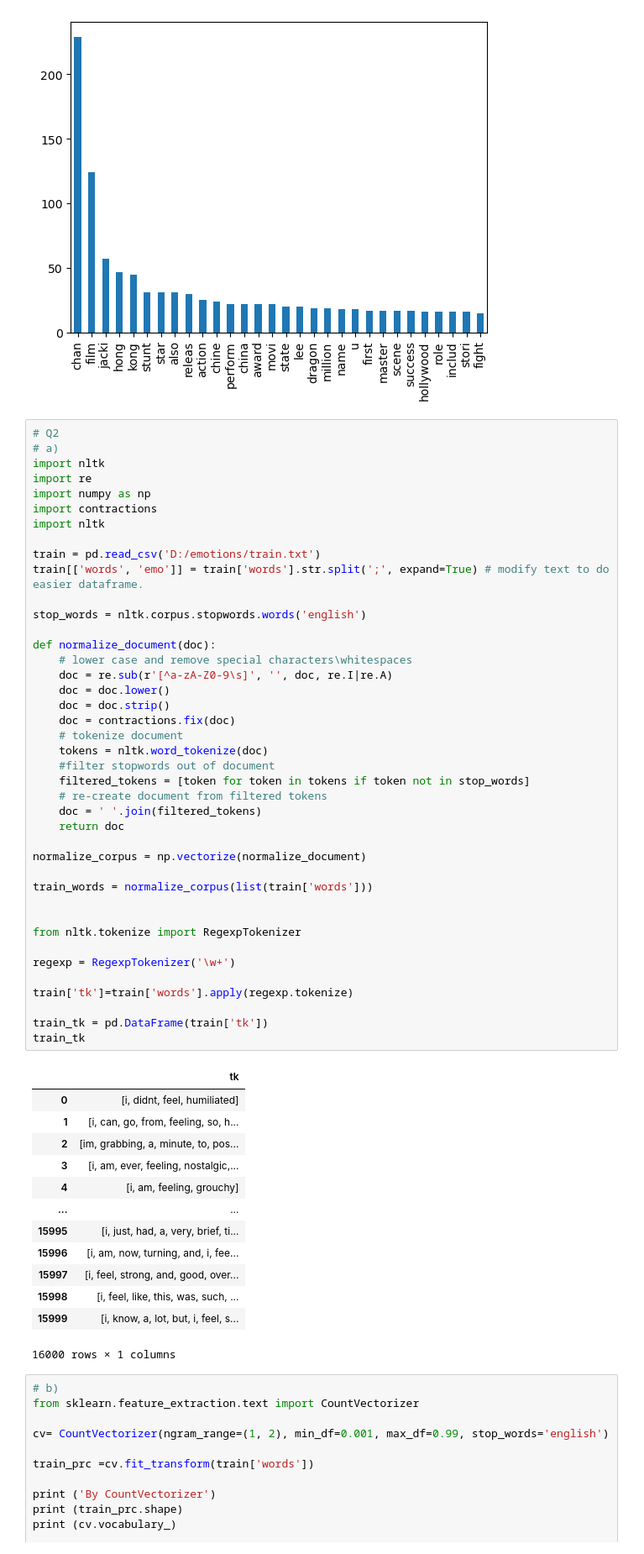
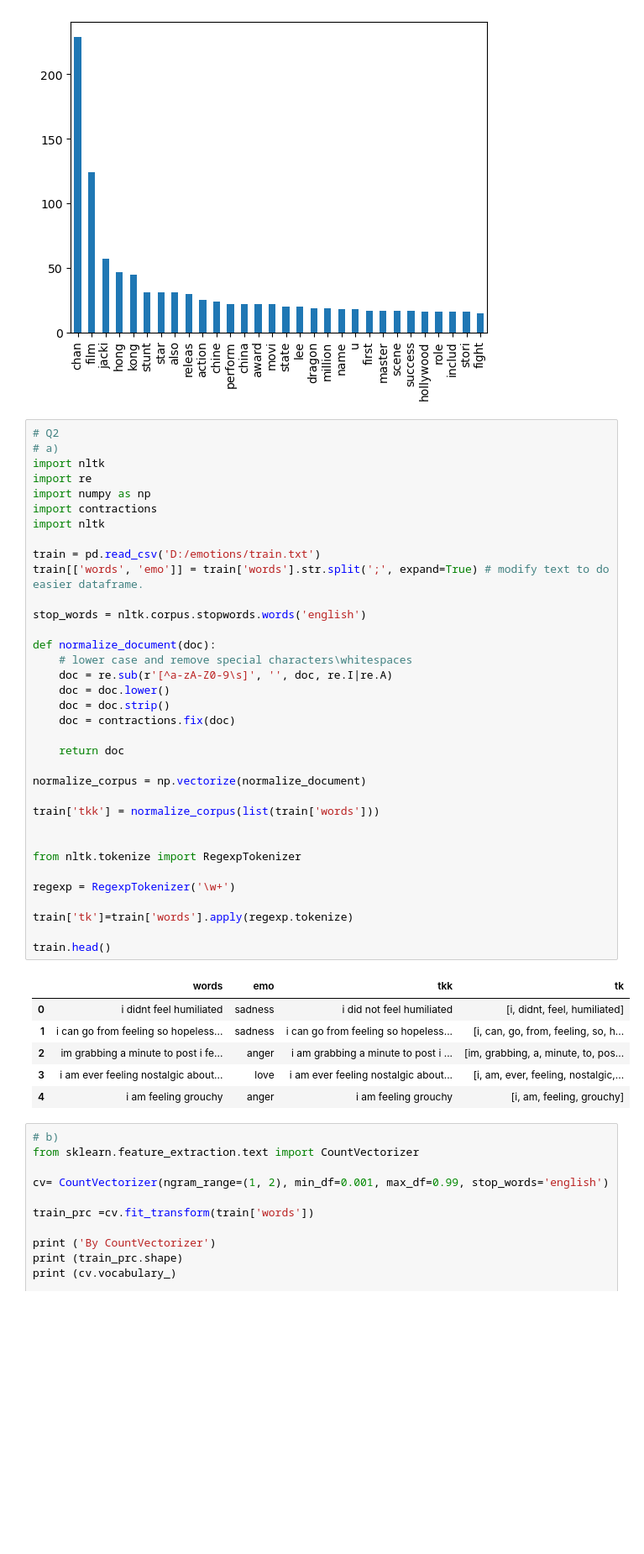
Before and after one commit to lc0312/COSC502, a Jupyter notebook: finalproject_Liu.ipynb, the cells around one changed output. Shown at 84% size. Drawn from its saved outputs; the diff is of its cells as text; blank space fills up the shorter version.

```diff
--- a/finalproject_Liu.ipynb
+++ b/finalproject_Liu.ipynb
@@ -113,55 +113,42 @@ df.plot(kind='bar')
 import nltk
 import re
 import numpy as np
 import contractions
 import nltk
 
 train = pd.read_csv('D:/emotions/train.txt')
 train[['words', 'emo']] = train['words'].str.split(';', expand=True) # modify text to do easier dataframe.
 
 stop_words = nltk.corpus.stopwords.words('english')
 
 def normalize_document(doc):
     # lower case and remove special characters\whitespaces
     doc = re.sub(r'[^a-zA-Z0-9\s]', '', doc, re.I|re.A)
     doc = doc.lower()
     doc = doc.strip()
     doc = contractions.fix(doc)
-    # tokenize document
-    tokens = nltk.word_tokenize(doc)
-    #filter stopwords out of document
-    filtered_tokens = [token for token in tokens if token not in stop_words]
-    # re-create document from filtered tokens
-    doc = ' '.join(filtered_tokens)
+
     return doc
 
 normalize_corpus = np.vectorize(normalize_document)
 
-train_words = normalize_corpus(list(train['words']))
+train['tkk'] = normalize_corpus(list(train['words']))
 
 
 from nltk.tokenize import RegexpTokenizer
 
 regexp = RegexpTokenizer('\w+')
 
 train['tk']=train['words'].apply(regexp.tokenize)
 
-train_tk = pd.DataFrame(train['tk'])
-train_tk
+train.head()
 # %% [output]
-|  | tk |
-| 0 | [i, didnt, feel, humiliated] |
-| 1 | [i, can, go, from, feeling, so, h... |
-| 2 | [im, grabbing, a, minute, to, pos... |
-| 3 | [i, am, ever, feeling, nostalgic,... |
-| 4 | [i, am, feeling, grouchy] |
-| ... | ... |
-| 15995 | [i, just, had, a, very, brief, ti... |
-| 15996 | [i, am, now, turning, and, i, fee... |
-| 15997 | [i, feel, strong, and, good, over... |
-| 15998 | [i, feel, like, this, was, such, ... |
-| 15999 | [i, know, a, lot, but, i, feel, s... |
+|  | words | emo | tkk | tk |
+| 0 | i didnt feel humiliated | sadness | i did not feel humiliated | [i, didnt, feel, humiliated] |
+| 1 | i can go from feeling so hopeless... | sadness | i can go from feeling so hopeless... | [i, can, go, from, feeling, so, h... |
+| 2 | im grabbing a minute to post i fe... | anger | i am grabbing a minute to post i ... | [im, grabbing, a, minute, to, pos... |
+| 3 | i am ever feeling nostalgic about... | love | i am ever feeling nostalgic about... | [i, am, ever, feeling, nostalgic,... |
+| 4 | i am feeling grouchy | anger | i am feeling grouchy | [i, am, feeling, grouchy] |
-16000 rows × 1 columns
 # %%
 # b)
 from sklearn.feature_extraction.text import CountVectorizer
```
Also changed, not shown: parts of 6 cells of this notebook.
